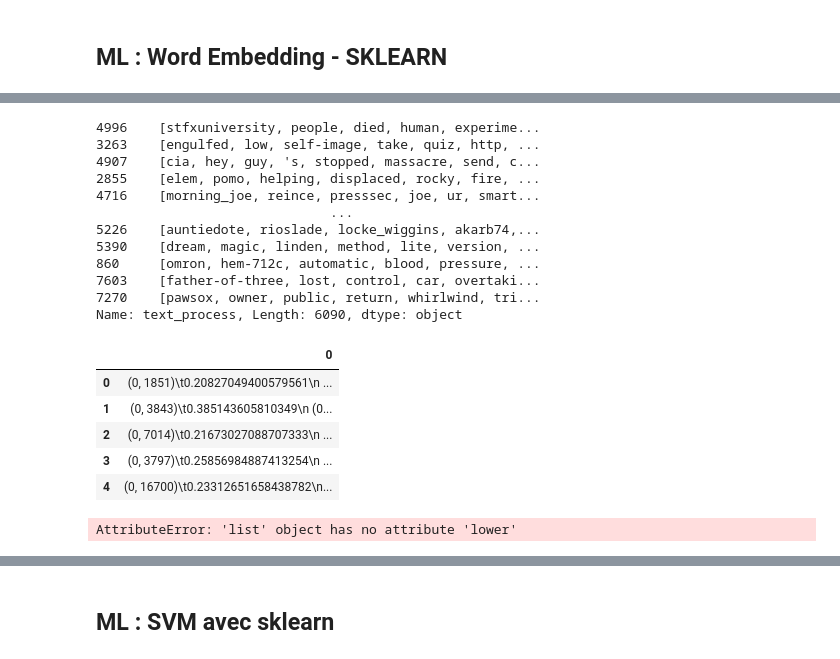
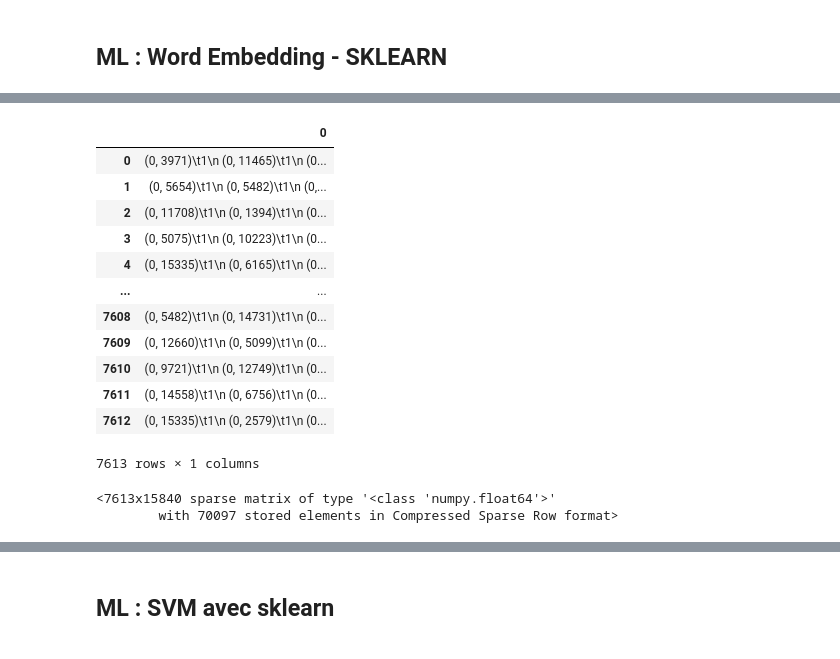
Before and after one commit to brusadelli-luca/disaster_tweets, a Jupyter notebook: disaster_tweets_ML.ipynb, the cells around one changed output, grey strips where cells are left out. Saved outputs shown, nothing was run; the diff lists cells and outputs as text; code cells hidden in the pictures.

```diff
--- a/disaster_tweets_ML.ipynb
+++ b/disaster_tweets_ML.ipynb
@@ -151,2 +166,4 @@ X_train, X_test, y_train, y_test = train_test_split(df2['text_process'], df2['ta
 # %% [markdown]
 ## ML : Word Embedding - SKLEARN
+# %%
+X = df2['text_process']
@@ -153,36 +185,23 @@ X_train, X_test, y_train, y_test = train_test_split(df2['text_process'], df2['ta
 # %%
-#vectorizer = CountVectorizer()
-#X_train_vec = vectorizer.fit_transform(X_train)
-#X_test_vec = vectorizer.transform(X_test)
+vectorizer = CountVectorizer()
+X_vec = vectorizer.fit_transform(X)
+# %%
+pd.DataFrame(X_vec)
+# %% [output]
+|  | 0 |
+| 0 | (0, 3971)\t1\n (0, 11465)\t1\n (0... |
+| 1 | (0, 5654)\t1\n (0, 5482)\t1\n (0,... |
+| 2 | (0, 11708)\t1\n (0, 1394)\t1\n (0... |
+| 3 | (0, 5075)\t1\n (0, 10223)\t1\n (0... |
+| 4 | (0, 15335)\t1\n (0, 6165)\t1\n (0... |
+| ... | ... |
+| 7608 | (0, 5482)\t1\n (0, 14731)\t1\n (0... |
+| 7609 | (0, 12660)\t1\n (0, 5099)\t1\n (0... |
+| 7610 | (0, 9721)\t1\n (0, 12749)\t1\n (0... |
+| 7611 | (0, 14558)\t1\n (0, 6756)\t1\n (0... |
+| 7612 | (0, 15335)\t1\n (0, 2579)\t1\n (0... |
+7613 rows × 1 columns
 # %%
 tfidf = TfidfVectorizer()
-# %%
-X_train
-# %% [output]
-4996    [stfxuniversity, people, died, human, experime...
-3263    [engulfed, low, self-image, take, quiz, http, ...
-4907    [cia, hey, guy, 's, stopped, massacre, send, c...
-2855    [elem, pomo, helping, displaced, rocky, fire, ...
-4716    [morning_joe, reince, presssec, joe, ur, smart...
-                              ...
-5226    [auntiedote, rioslade, locke_wiggins, akarb74,...
-5390    [dream, magic, linden, method, lite, version, ...
-860     [omron, hem-712c, automatic, blood, pressure, ...
-7603    [father-of-three, lost, control, car, overtaki...
-7270    [pawsox, owner, public, return, whirlwind, tri...
-Name: text_process, Length: 6090, dtype: object
 # %%
-X_train_vec = tfidf.fit_transform(df2['text'].to_numpy())
-pd.DataFrame(X_train_vec).head()
+#X_train_vec = tfidf.fit_transform(df2['text'].to_numpy())
-# %% [output]
-|  | 0 |
-| 0 | (0, 1851)\t0.20827049400579561\n ... |
-| 1 | (0, 3843)\t0.385143605810349\n (0... |
-| 2 | (0, 7014)\t0.21673027088707333\n ... |
-| 3 | (0, 3797)\t0.25856984887413254\n ... |
-| 4 | (0, 16700)\t0.23312651658438782\n... |
-# %%
-X_test_vec = tfidf.transform(X_test)
-X_test_vec
-# %% [output]
-AttributeError: 'list' object has no attribute 'lower'
@@ -188,0 +212,5 @@ AttributeError: 'list' object has no attribute 'lower'
+# %%
+X_vec
+# %% [output]
+<7613x15840 sparse matrix of type '<class 'numpy.float64'>'
+        with 70097 stored elements in Compressed Sparse Row format>
```
Also changed, not shown: parts of 46 cells of this notebook.
